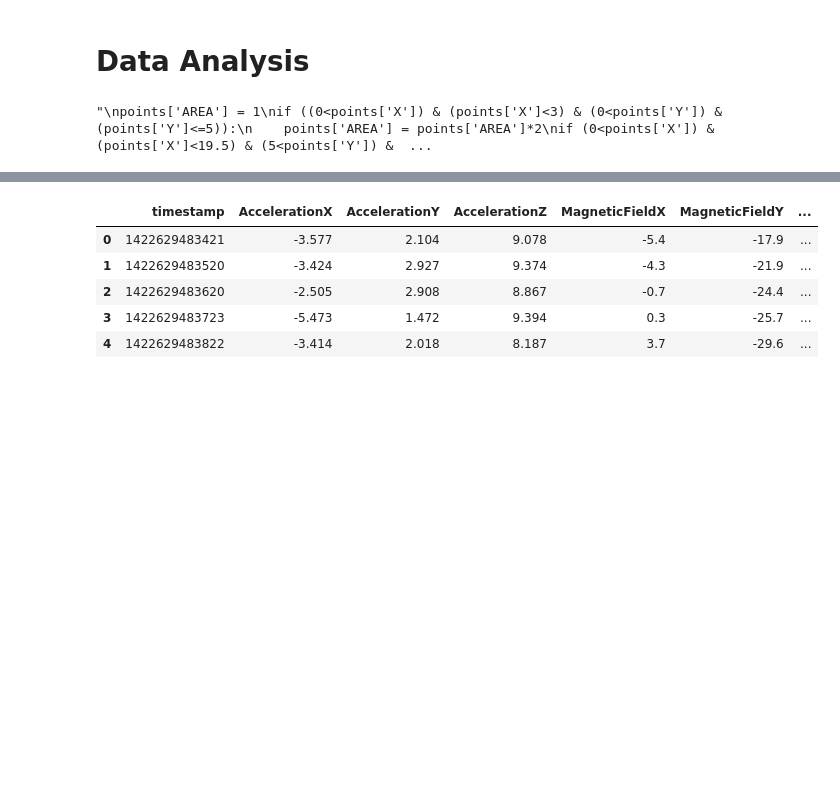
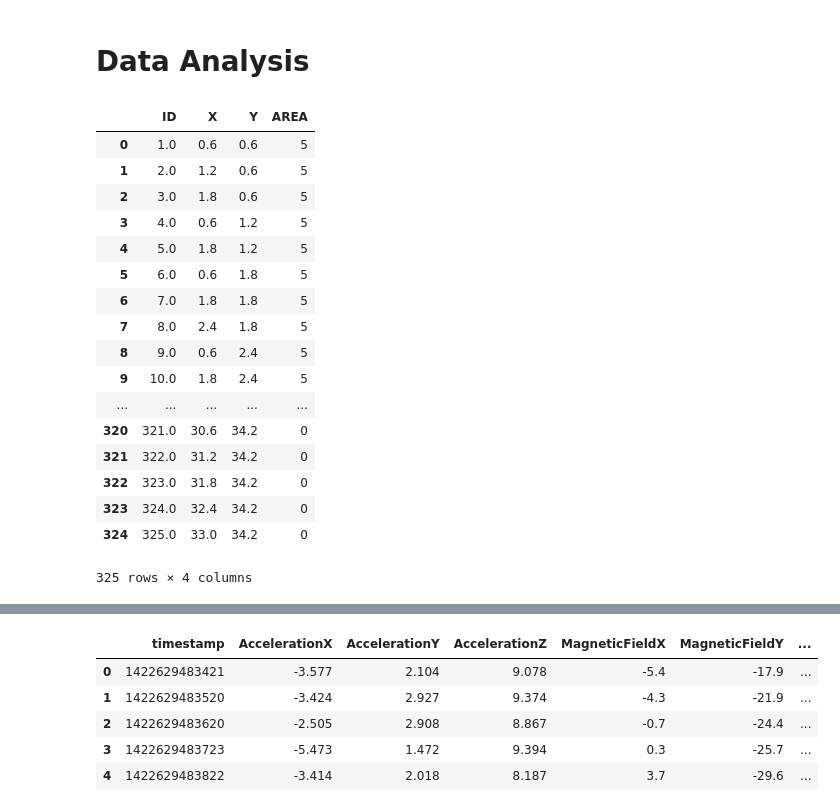
Before and after one commit to ohuarcaya/HyperparameterSearch, a Jupyter notebook: mhSearch/Data Analysis.ipynb, the cells around one changed output, grey strips where cells are left out. Drawn from its saved outputs; the diff is of its cells as text; code cells hidden in the pictures; blank space fills up the shorter version.

```diff
--- a/mhSearch/Data Analysis.ipynb
+++ b/mhSearch/Data Analysis.ipynb
@@ -19,16 +19,34 @@ points=points.drop([None], axis=1)[:325]
 # %%
 """
 points['AREA'] = 1
 if ((0<points['X']) & (points['X']<3) & (0<points['Y']) & (points['Y']<=5)):
     points['AREA'] = points['AREA']*2
 if (0<points['X']) & (points['X']<19.5) & (5<points['Y']) & (points['Y']<7):
     points['AREA'] = points['AREA']*3
 if (19.5<points['X']) & (points['X']<24.3):
     points['AREA'] = points['AREA']*4
 if (24.3<points['X']) & (points['X']<35) & (5<points['Y']) & (points['Y']<7):
     points['AREA'] = points['AREA']*5
 if (35<points['X']) & (points['X']<37) & (4.5<points['Y']) & (points['Y']<37):
     points['AREA'] = points['AREA']*6
 """
+points
 # %% [output]
+|  | ID | X | Y | AREA |
+| 0 | 1.0 | 0.6 | 0.6 | 5 |
+| 1 | 2.0 | 1.2 | 0.6 | 5 |
+| 2 | 3.0 | 1.8 | 0.6 | 5 |
+| 3 | 4.0 | 0.6 | 1.2 | 5 |
+| 4 | 5.0 | 1.8 | 1.2 | 5 |
+| 5 | 6.0 | 0.6 | 1.8 | 5 |
+| 6 | 7.0 | 1.8 | 1.8 | 5 |
+| 7 | 8.0 | 2.4 | 1.8 | 5 |
+| 8 | 9.0 | 0.6 | 2.4 | 5 |
+| 9 | 10.0 | 1.8 | 2.4 | 5 |
+| ... | ... | ... | ... | ... |
+| 320 | 321.0 | 30.6 | 34.2 | 0 |
+| 321 | 322.0 | 31.2 | 34.2 | 0 |
+| 322 | 323.0 | 31.8 | 34.2 | 0 |
+| 323 | 324.0 | 32.4 | 34.2 | 0 |
+| 324 | 325.0 | 33.0 | 34.2 | 0 |
-"\npoints['AREA'] = 1\nif ((0<points['X']) & (points['X']<3) & (0<points['Y']) & (points['Y']<=5)):\n    points['AREA'] = points['AREA']*2\nif (0<points['X']) & (points['X']<19.5) & (5<points['Y']) &  ...
+325 rows × 4 columns
```
Also changed, not shown: parts of 6 cells of this notebook.
